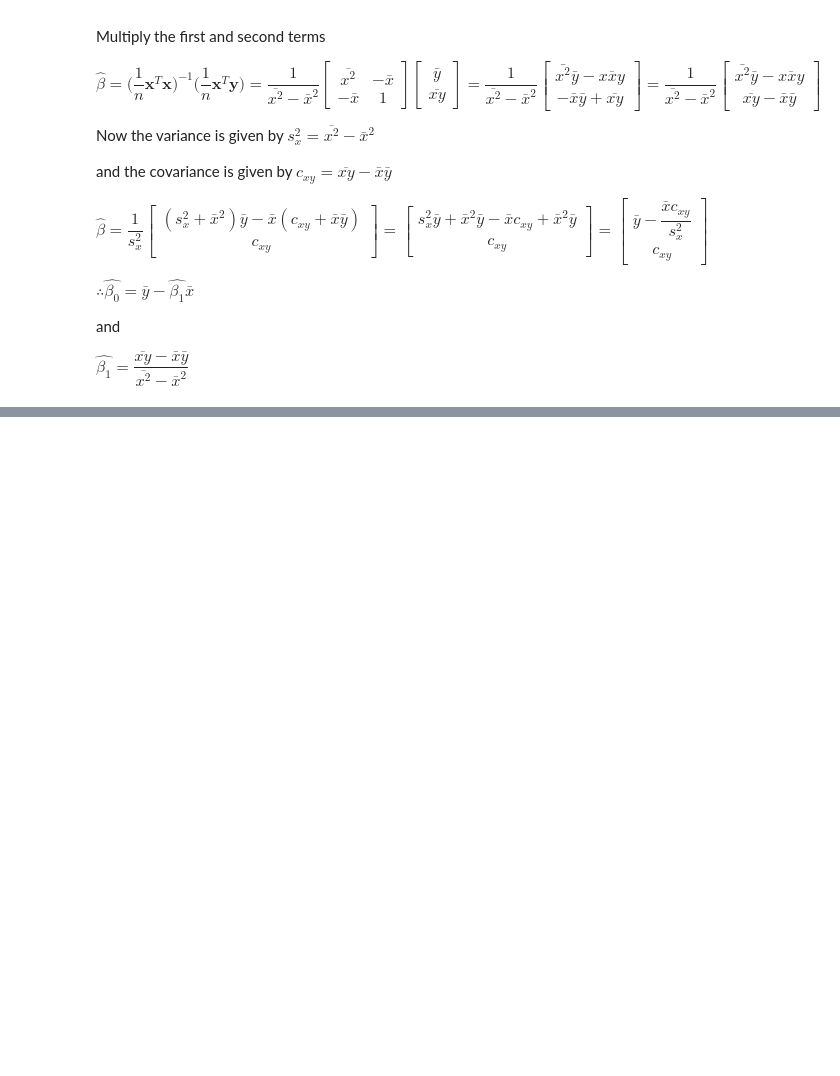
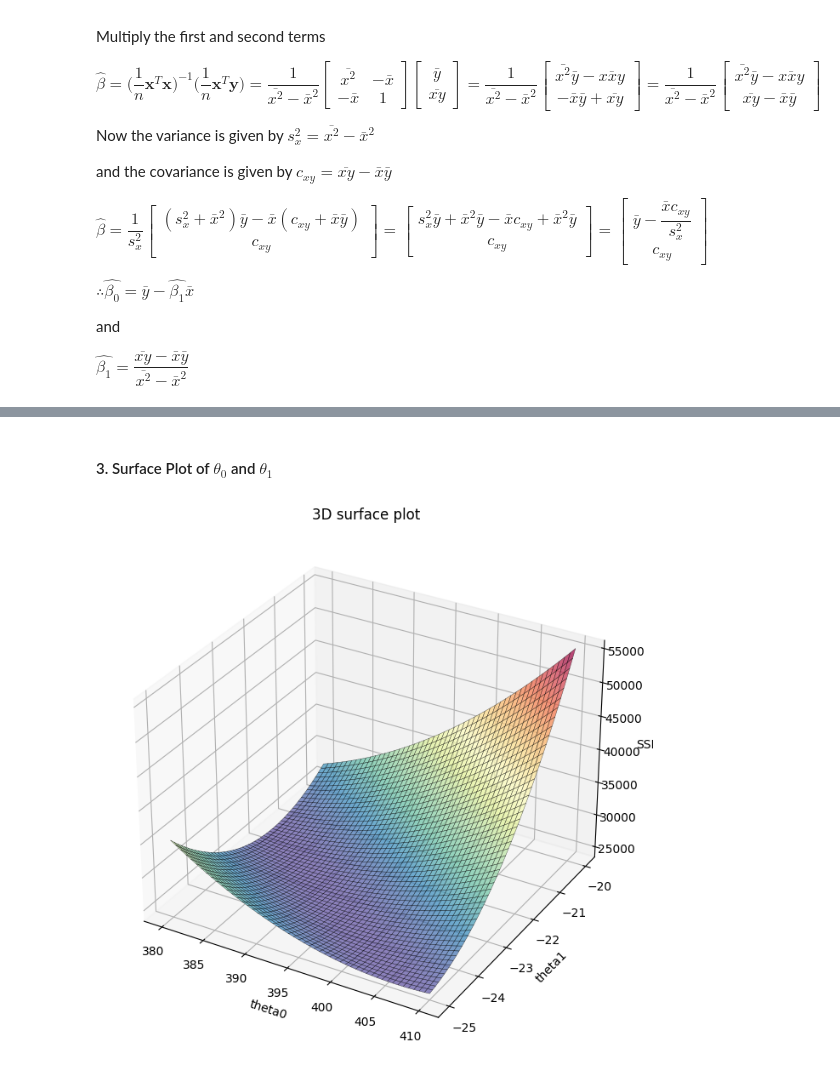
Before and after one commit to samtaba/Statistics, a Jupyter notebook: Linear_Regression.ipynb, the cells around one changed output, grey strips where cells are left out. Saved outputs shown, nothing was run; the diff lists cells and outputs as text; code cells hidden in the pictures; blank space fills up the shorter version.

```diff
--- a/Linear_Regression.ipynb
+++ b/Linear_Regression.ipynb
@@ -400,29 +437,46 @@ $ MSE = \dfrac{1}{n} \sum\limits_{i=1}^{n} (y_i - \theta_0 - \theta_1 x_i)^2 $
+# %% [markdown]
+#### 3. Surface Plot of $ \theta_0 $ and $ \theta_1 $
 # %%
-# 2. Surface plot of MSE
+# 3. Surface plot of SSE
 
-def f(n, x, y):
-  for a in range(0, n):
+import numpy as np
+import matplotlib.pyplot as plt
 
 
-theta0, theta1 = np.meshgrid(np.linspace(-10, 15, 100), np.linspace(-10, 15, 100))
+x = np.array([10.3, 10.3, 10.1, 9.3, 8.4, 7.3, 8.4, 7.9, 7.6, 7.6, 6.9, 7.4, 8.1, 7.0, 6.5, 5.8])
+y = np.array([183.8, 183.2, 174.9, 173.5, 172.9, 173.2, 173.2, 169.7, 174.5, 177.9, 188.1, 203.2, 230.2, 258.2, 309.8, 329.8])
 
-z = f([x,y])
+def f(n, x, y, theta0, theta1):
+  s = 0
+  for i in range(0, n):
+    residual = (y[i] - theta0 - theta1 * x[i])**2
+    s = s + residual
+  return s
+
+
+theta0, theta1 = np.meshgrid(np.linspace(380, 410, 1000), np.linspace(-25, -20, 1000))
+
+n = len(x)
+
+z = f(n , x, y, theta0, theta1)
 
 fig = plt.figure(figsize =(8, 8))
 ax = plt.axes(projection ='3d')
 
 my_cmap = plt.get_cmap('plasma')
 
 surf = ax.plot_surface(theta0, theta1, z, cmap = 'Spectral_r', alpha = 0.7, linewidth = 0.3, edgecolor = 'black')
 
 # fig.colorbar(surf, ax = ax, shrink = 0.7, aspect = 7)
 
 # Axis labels
-ax.set_xlabel('x')
-ax.set_ylabel('y')
-ax.set_zlabel('f(x,y)')
+ax.set_xlabel('theta0')
+ax.set_ylabel('theta1')
+ax.set_zlabel('SSE')
 
 # Title
 plt.title("3D surface plot")
 
 plt.show()
+# %% [output]
+[figure, added]
```
Also changed, not shown: parts of 7 cells of this notebook, 1 other file.
